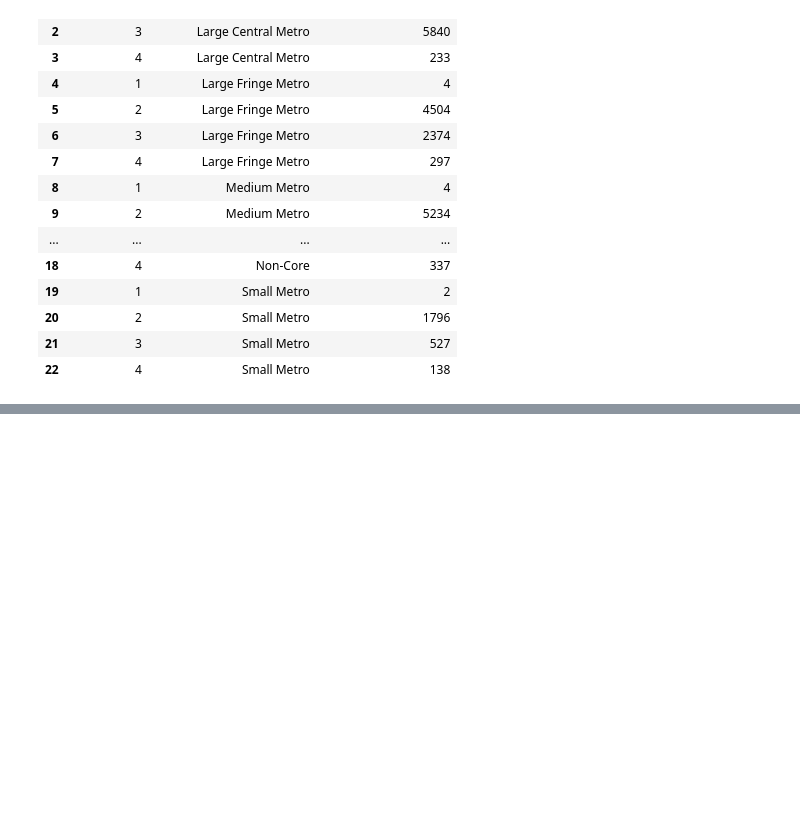
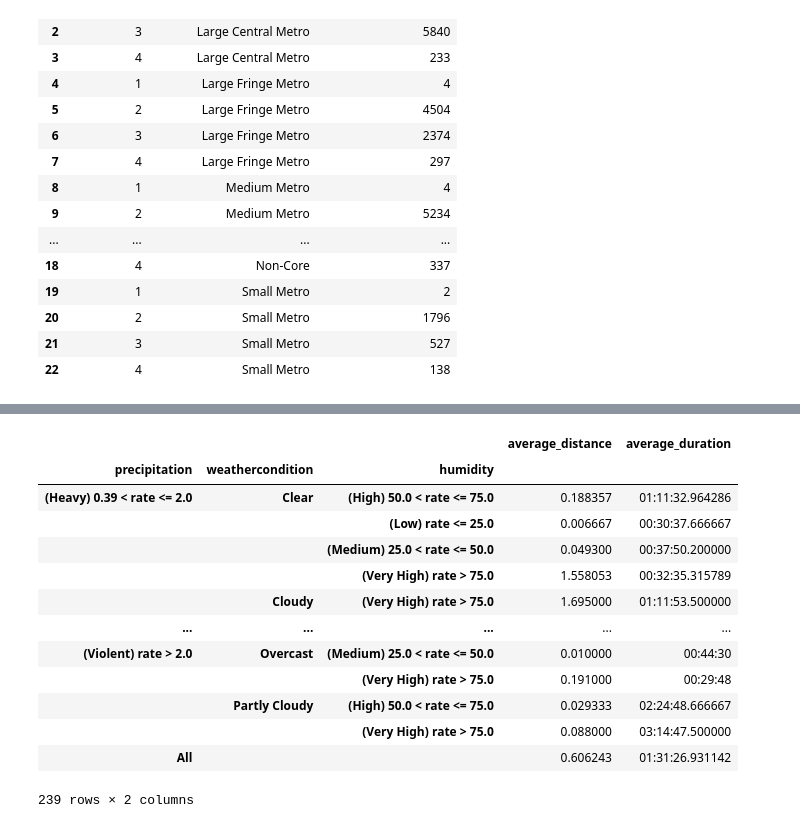
Before and after one commit to valeitao/us_accident_data_system, a Jupyter notebook: Fase III/Notebook_Fase3_Grupo17.ipynb, the cells around one changed output, grey strips where cells are left out. Cells and saved outputs as stored; diff of their text form; code cells hidden in the pictures; blank space fills up the shorter version.

```diff
--- a/Fase III/Notebook_Fase3_Grupo17.ipynb
+++ b/Fase III/Notebook_Fase3_Grupo17.ipynb
@@ -116,0 +184,23 @@ plt.show()
+# %%
+df['average_duration'] = df['average_duration'].astype(np.int64)
+
+table = pd.pivot_table(df, values=['average_distance','average_duration'],margins=True, index=['precipitation', 'weathercondition', 'humidity'], aggfunc={'average_distance':np.mean, 'average_duration': np.mean})
+
+table['average_duration'] = pd.to_timedelta(table['average_duration'])
+
+table
+# %% [output]
+|  |  |  | average_distance | average_duration |
+| precipitation | weathercondition | humidity |  |  |
+| (Heavy) 0.39 < rate <= 2.0 | Clear | (High) 50.0 < rate <= 75.0 | 0.188357 | 01:11:32.964286 |
+|  |  | (Low) rate <= 25.0 | 0.006667 | 00:30:37.666667 |
+|  |  | (Medium) 25.0 < rate <= 50.0 | 0.049300 | 00:37:50.200000 |
+|  |  | (Very High) rate > 75.0 | 1.558053 | 00:32:35.315789 |
+|  | Cloudy | (Very High) rate > 75.0 | 1.695000 | 01:11:53.500000 |
+| ... | ... | ... | ... | ... |
+| (Violent) rate > 2.0 | Overcast | (Medium) 25.0 < rate <= 50.0 | 0.010000 | 00:44:30 |
+|  |  | (Very High) rate > 75.0 | 0.191000 | 00:29:48 |
+|  | Partly Cloudy | (High) 50.0 < rate <= 75.0 | 0.029333 | 02:24:48.666667 |
+|  |  | (Very High) rate > 75.0 | 0.088000 | 03:14:47.500000 |
+| All |  |  | 0.606243 | 01:31:26.931142 |
+239 rows × 2 columns
```
Also changed, not shown: parts of 5 cells of this notebook.
